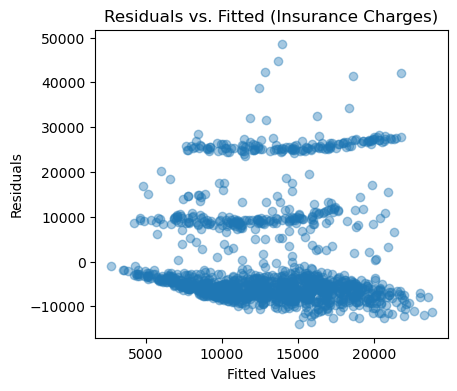
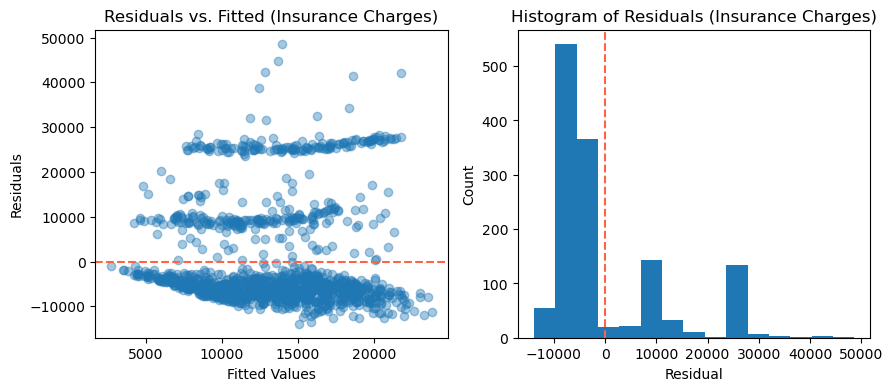
Unified diff of the notebook cell whose output changed from the first chart to the second:
--- before
+++ after
@@ -6,4 +6,5 @@
 plt.subplot(1,2,1)
 plt.scatter(insurance_df['predicted'], insurance_df['residual'], alpha=0.4)
+plt.axhline(0, color='tomato', linestyle='--')
 plt.xlabel('Fitted Values')
 plt.ylabel('Residuals')
@@ -12,3 +13,10 @@
 
 plt.subplot(1,2,2)
-plt.hist()
+plt.hist(insurance_df['residual'], bins=15)
+plt.axvline(0, color='tomato', linestyle='--')
+plt.xlabel('Residual')
+plt.ylabel('Count')
+plt.title('Histogram of Residuals (Insurance Charges)')
+
+# The salary graphs looks better. We can somewhat tell what the errors are in the Salary graphs.
+# The insurance graphs are all over the place.

Commit: Task 7-8